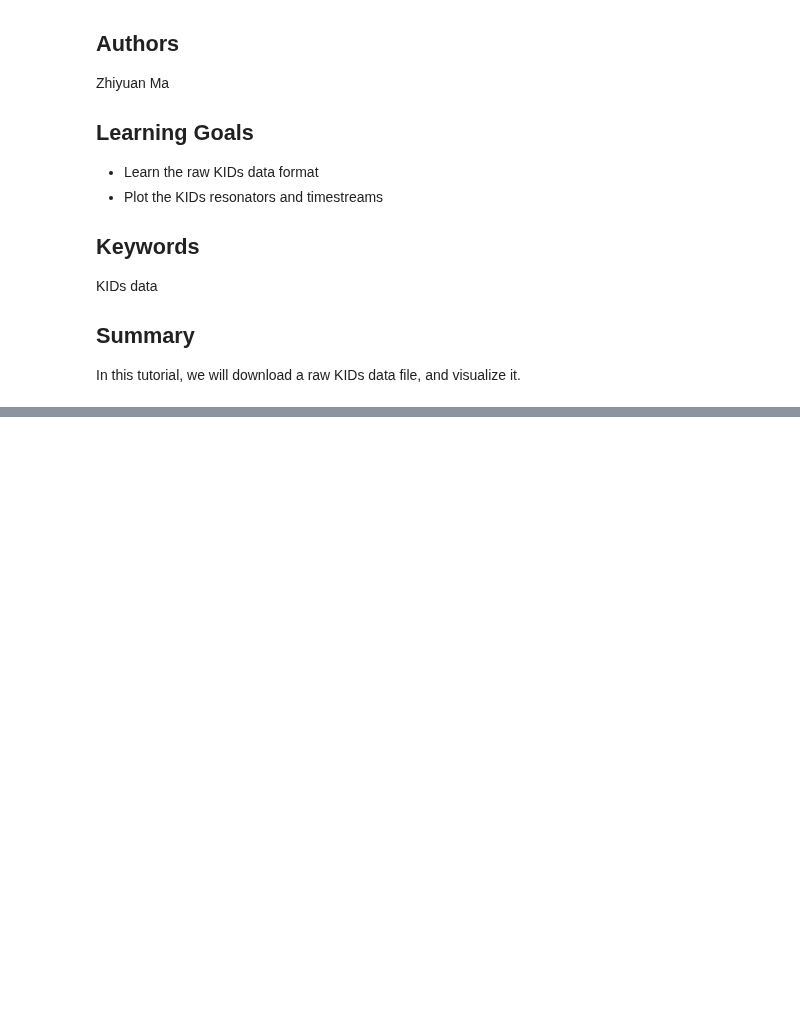
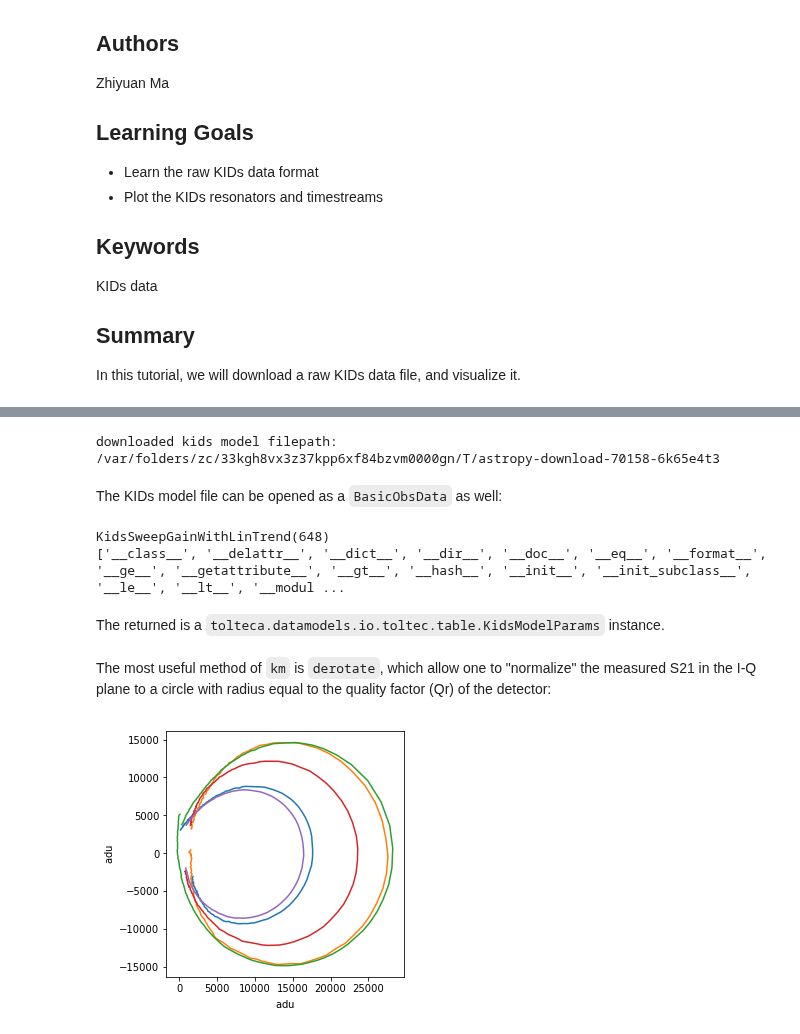
Before and after one commit to toltec-astro/tolteca_tutorials, a Jupyter notebook: tutorials/notebooks/basic_obs_data/basic_obs_data.ipynb, the cells around one changed output, grey strips where cells are left out. Drawn from its saved outputs; the diff is of its cells as text; code cells hidden in the pictures; blank space fills up the shorter version.

```diff
--- a/tutorials/notebooks/basic_obs_data/basic_obs_data.ipynb
+++ b/tutorials/notebooks/basic_obs_data/basic_obs_data.ipynb
@@ -29,0 +188,28 @@ ValueError: unable to parse meta from source FileLoc(/var/folders/zc/33kgh8vx3z3
+# %%
+kidsmodel_filepath = download_file('https://drive.google.com/uc?export=download&id=1KjSd6EeU2gLnF6Eeet3gwfc-jYi9g1nW')
+print(f"downloaded kids model filepath: {kidsmodel_filepath}")
+# %% [output]
+downloaded kids model filepath: /var/folders/zc/33kgh8vx3z37kpp6xf84bzvm0000gn/T/astropy-download-70158-6k65e4t3
+# %% [markdown]
+The KIDs model file can be opened as a `BasicObsData` as well:
+# %%
+km = BasicObsData.read(kidsmodel_filepath)  # this is a shortcut of `BasicObsData.open` and call the read method
+print(km)
+print(dir(km))
+# %% [output]
+KidsSweepGainWithLinTrend(648)
+['__class__', '__delattr__', '__dict__', '__dir__', '__doc__', '__eq__', '__format__', '__ge__', '__getattribute__', '__gt__', '__hash__', '__init__', '__init_subclass__', '__le__', '__lt__', '__modul ...
+# %% [markdown]
+The returned is a `tolteca.datamodels.io.toltec.table.KidsModelParams` instance.
+# %% [markdown]
+The most useful method of `km` is `derotate`, which allow one to "normalize" the measured S21 in the I-Q plane to a
+circle with radius equal to the quality factor (Qr) of the detector:
+# %%
+fig, ax1 = plt.subplots(1, 1, constrained_layout=True)
+kd_derot = km.derotate(kd)
+for i in range(5):
+    swp_derot = kd_derot.get_sweep(i)  # swp is a `kidsproc.kidsdata.Sweep`
+    ax1.plot(swp_derot.S21.real, swp_derot.S21.imag)  # I - Q derot
+ax1.set_aspect('equal')
+# %% [output]
+[figure, added]
```
Also changed, not shown: parts of 25 cells of this notebook, 4 other files.
